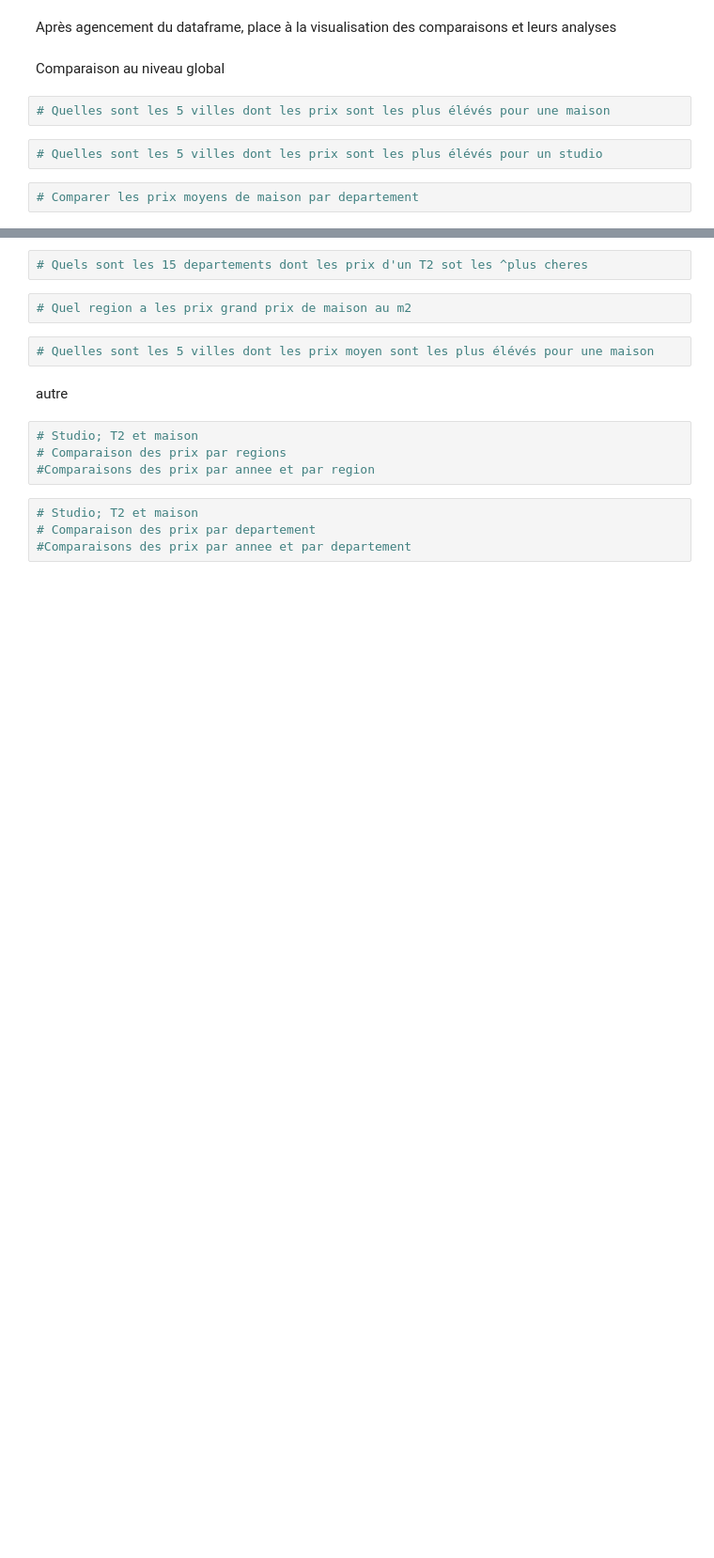
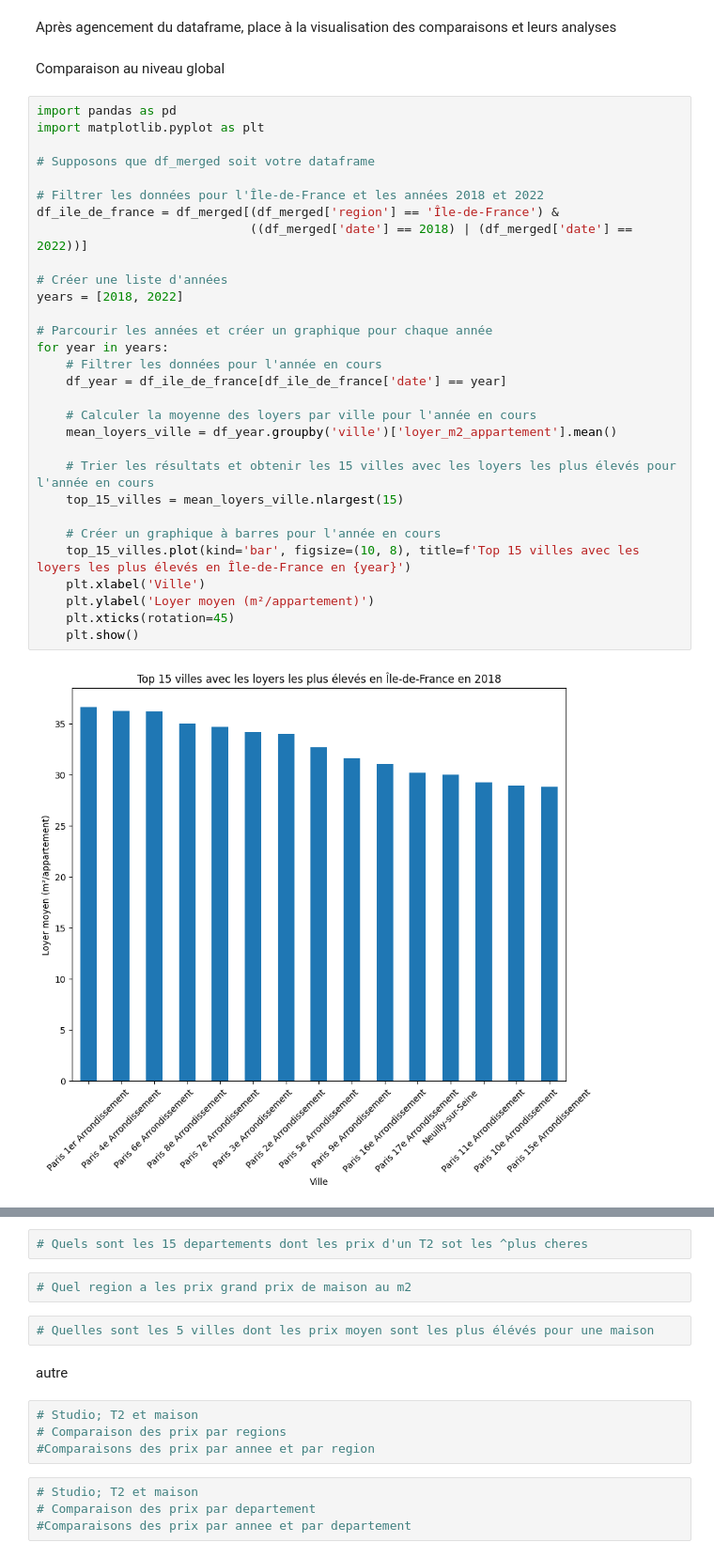
Before and after one commit to ShadrackBodje13/immobilier-france, a Jupyter notebook: analyse.ipynb, the cells around one changed output, grey strips where cells are left out. Shown: that part at 94% size. Cells and saved outputs as stored; diff of their text form; blank space fills up the shorter version.

Commit message:
Update analyse date

```diff
--- a/analyse.ipynb
+++ b/analyse.ipynb
@@ -157,9 +237,35 @@ df_merged
 Après agencement du dataframe, place à la visualisation des comparaisons et leurs analyses
 # %% [markdown]
 Comparaison au niveau global
-# %%
-# Quelles sont les 5 villes dont les prix sont les plus élévés pour une maison
-# %%
-# Quelles sont les 5 villes dont les prix sont les plus élévés pour un studio
-# %%
-# Comparer les prix moyens de maison par departement
+# %%
+import pandas as pd
+import matplotlib.pyplot as plt
+
+# Supposons que df_merged soit votre dataframe
+
+# Filtrer les données pour l'Île-de-France et les années 2018 et 2022
+df_ile_de_france = df_merged[(df_merged['region'] == 'Île-de-France') &
+                             ((df_merged['date'] == 2018) | (df_merged['date'] == 2022))]
+
+# Créer une liste d'années
+years = [2018, 2022]
+
+# Parcourir les années et créer un graphique pour chaque année
+for year in years:
+    # Filtrer les données pour l'année en cours
+    df_year = df_ile_de_france[df_ile_de_france['date'] == year]
+
+    # Calculer la moyenne des loyers par ville pour l'année en cours
+    mean_loyers_ville = df_year.groupby('ville')['loyer_m2_appartement'].mean()
+
+    # Trier les résultats et obtenir les 15 villes avec les loyers les plus élevés pour l'année en cours
+    top_15_villes = mean_loyers_ville.nlargest(15)
+
+    # Créer un graphique à barres pour l'année en cours
+    top_15_villes.plot(kind='bar', figsize=(10, 8), title=f'Top 15 villes avec les loyers les plus élevés en Île-de-France en {year}')
+    plt.xlabel('Ville')
+    plt.ylabel('Loyer moyen (m²/appartement)')
+    plt.xticks(rotation=45)
+    plt.show()
+# %% [output]
+[figure, added]
```
Also changed, not shown: parts of 8 cells of this notebook, 1 other file.
